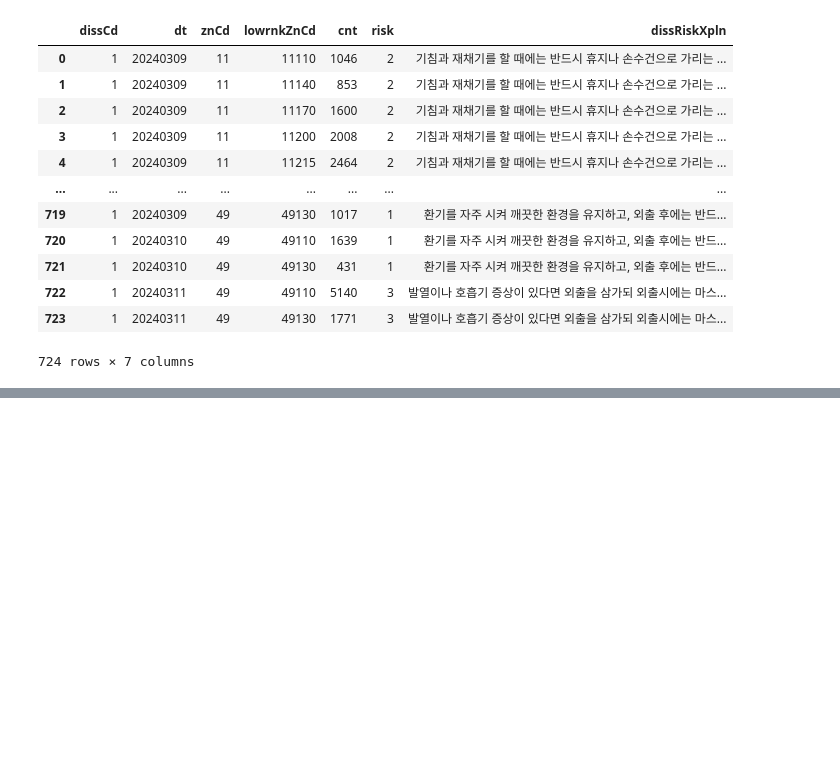
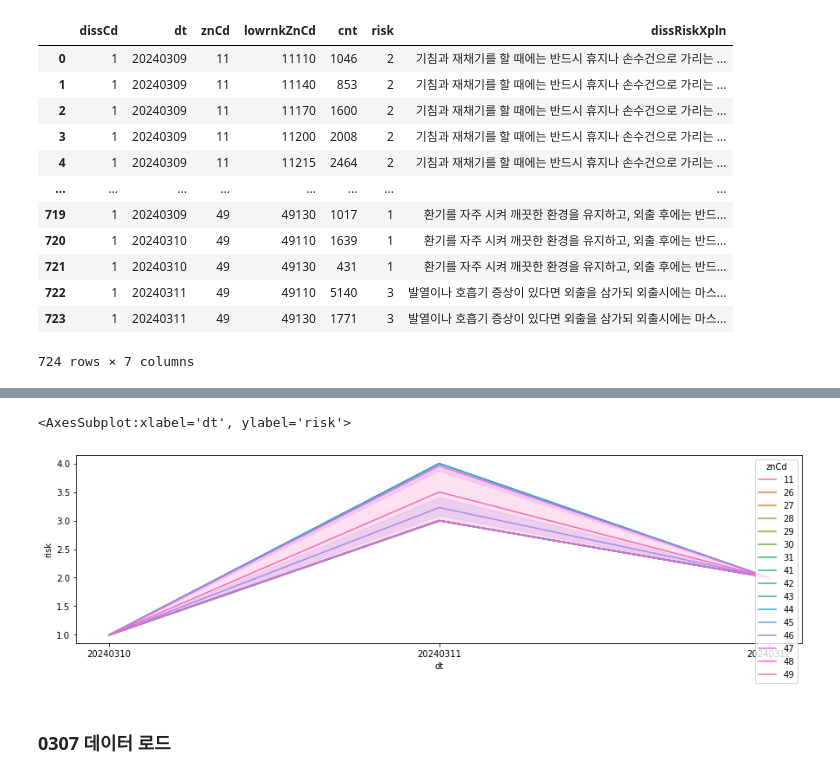
Before and after one commit to h1cho/DAStudy-sun, a Jupyter notebook: HYEWON/Analysis of Areas with Insufficient Healthcare Facilities_EDA.ipynb, the cells around one changed output, grey strips where cells are left out. Saved outputs shown, nothing was run; the diff lists cells and outputs as text; code cells hidden in the pictures; blank space fills up the shorter version.

```diff
--- a/HYEWON/Analysis of Areas with Insufficient Healthcare Facilities_EDA.ipynb
+++ b/HYEWON/Analysis of Areas with Insufficient Healthcare Facilities_EDA.ipynb
@@ -116,11 +118,3 @@ for item in response(dissCd=1, znCd=11, rows=3)["items"]:
 {'dissCd': '1', 'dt': '20240307', 'znCd': '11', 'lowrnkZnCd': '11110', 'cnt': '1130', 'risk': '2', 'dissRiskXpln': '기침과 재채기를 할 때에는 반드시 휴지나 손수건으로 가리는 등 기침 에티켓을 지켜주시고 충분한 휴식 및 수분을 섭취합니다.'}
 {'dissCd': '1', 'dt': '20240307', 'znCd': '11', 'lowrnkZnCd': '11140', 'cnt': '922', 'risk': '2', 'dissRiskXpln': '기침과 재채기를 할 때에는 반드시 휴지나 손수건으로 가리는 등 기침 에티켓을 지켜주시고 충분한 휴식 및 수분을 섭취합니다.'}
 {'dissCd': '1', 'dt': '20240307', 'znCd': '11', 'lowrnkZnCd': '11170', 'cnt': '1696', 'risk': '2', 'dissRiskXpln': '기침과 재채기를 할 때에는 반드시 휴지나 손수건으로 가리는 등 기침 에티켓을 지켜주시고 충분한 휴식 및 수분을 섭취합니다.'}
-# %%
-print(root.find("body/totalCount").text)
-
-items = root.findall("body/items/item")
-print(len(items))
-
-for item in items:
-    print(item_info(item))
@@ -284,0 +277,4 @@ print(f"{len(zn_null)}\n{zn_null}")
+# %%
+# 240310 데이터
+df1 = make_df(1)
+df1
@@ -284,0 +312,11 @@ print(f"{len(zn_null)}\n{zn_null}")
+# %%
+for col in ["cnt", "risk"]:
+    df1[col] = df1[col].astype("int")
+# %%
+plt.figure(figsize=(15,4))
+sns.lineplot(data=df1, x="dt", y="risk", hue="znCd")
+# %% [output]
+<AxesSubplot:xlabel='dt', ylabel='risk'>
+[figure, added]
+# %% [markdown]
+### 0307 데이터 로드
```
Also changed, not shown: parts of 61 cells of this notebook.
